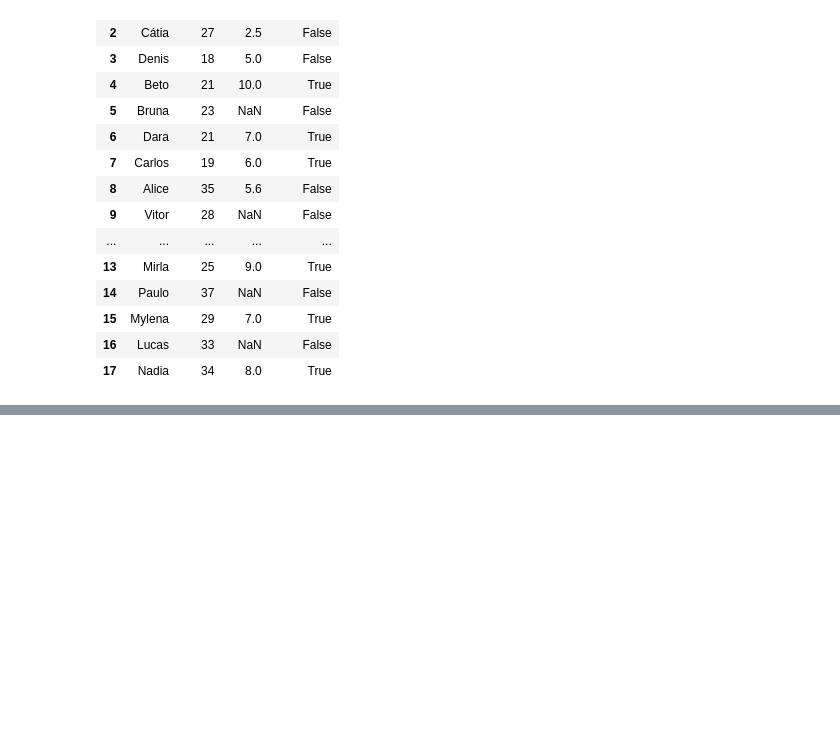
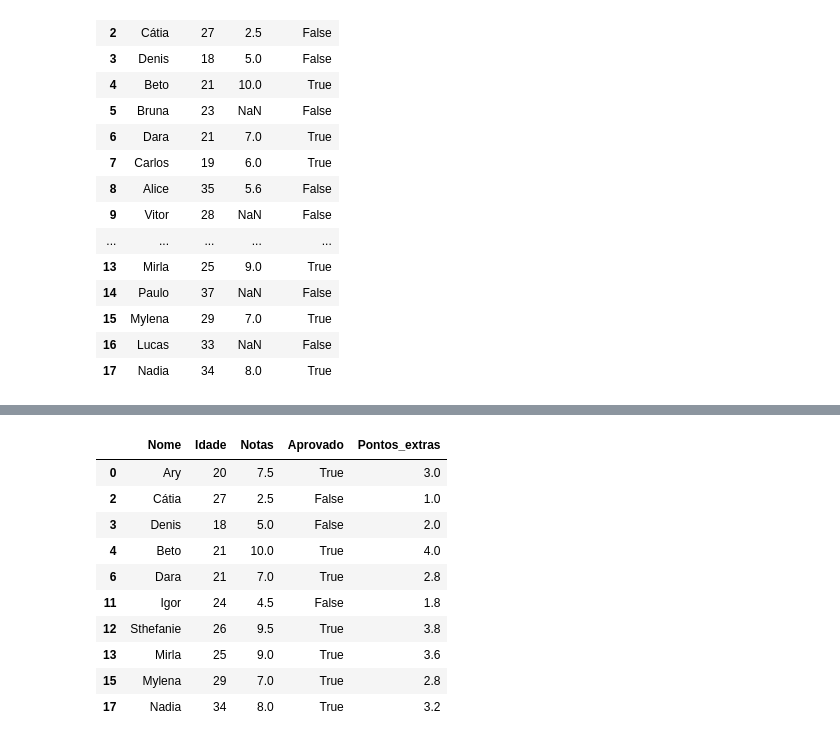
Before and after one commit to Pegoral123/-Tebela_manipulation, a Jupyter notebook: Exercicio_panda.ipynb, the cells around one changed output, grey strips where cells are left out. Cells and saved outputs as stored; diff of their text form; code cells hidden in the pictures; blank space fills up the shorter version.

```diff
--- a/Exercicio_panda.ipynb
+++ b/Exercicio_panda.ipynb
@@ -48,0 +55,3 @@ df_aprovados.to_csv('alunos_aprovados.csv', index = False, sep = ';')
+# %%
+df_alunos = dados #nomeando data frema para alunos
+df_alunos.head()
@@ -48,0 +65,15 @@ df_aprovados.to_csv('alunos_aprovados.csv', index = False, sep = ';')
+# %%
+df_alunos['Pontos_extras'] = df_alunos['Notas'] * 0.40 #criando coluna pontos extras e acrecentando valor
+df_alunos
+# %% [output]
+|  | Nome | Idade | Notas | Aprovado | Pontos_extras |
+| 0 | Ary | 20 | 7.5 | True | 3.0 |
+| 2 | Cátia | 27 | 2.5 | False | 1.0 |
+| 3 | Denis | 18 | 5.0 | False | 2.0 |
+| 4 | Beto | 21 | 10.0 | True | 4.0 |
+| 6 | Dara | 21 | 7.0 | True | 2.8 |
+| 11 | Igor | 24 | 4.5 | False | 1.8 |
+| 12 | Sthefanie | 26 | 9.5 | True | 3.8 |
+| 13 | Mirla | 25 | 9.0 | True | 3.6 |
+| 15 | Mylena | 29 | 7.0 | True | 2.8 |
+| 17 | Nadia | 34 | 8.0 | True | 3.2 |
```
Also changed, not shown: parts of 15 cells of this notebook.
